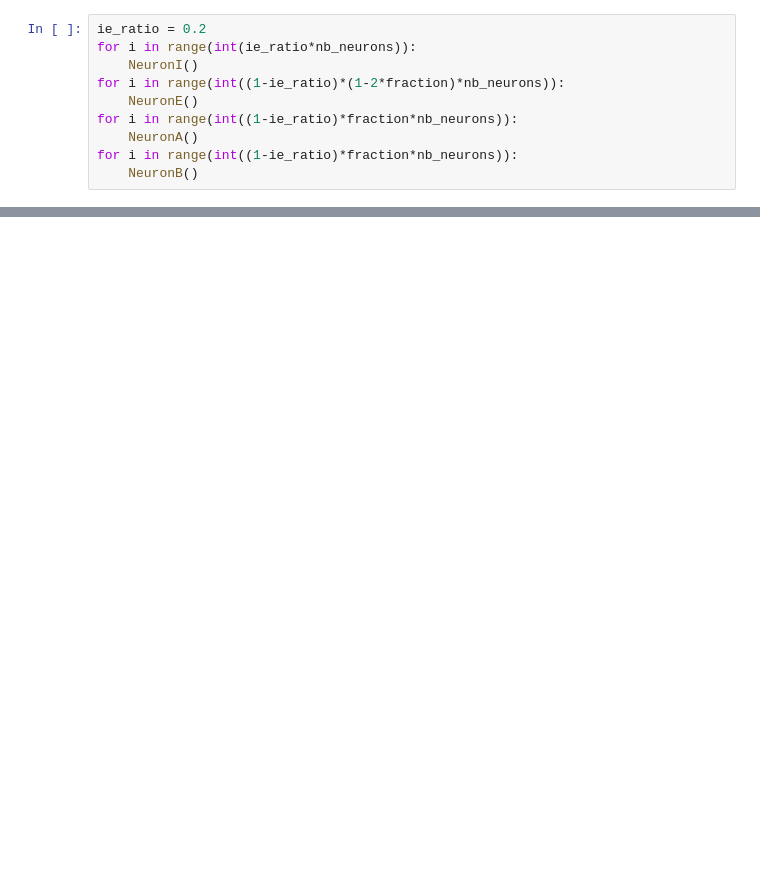
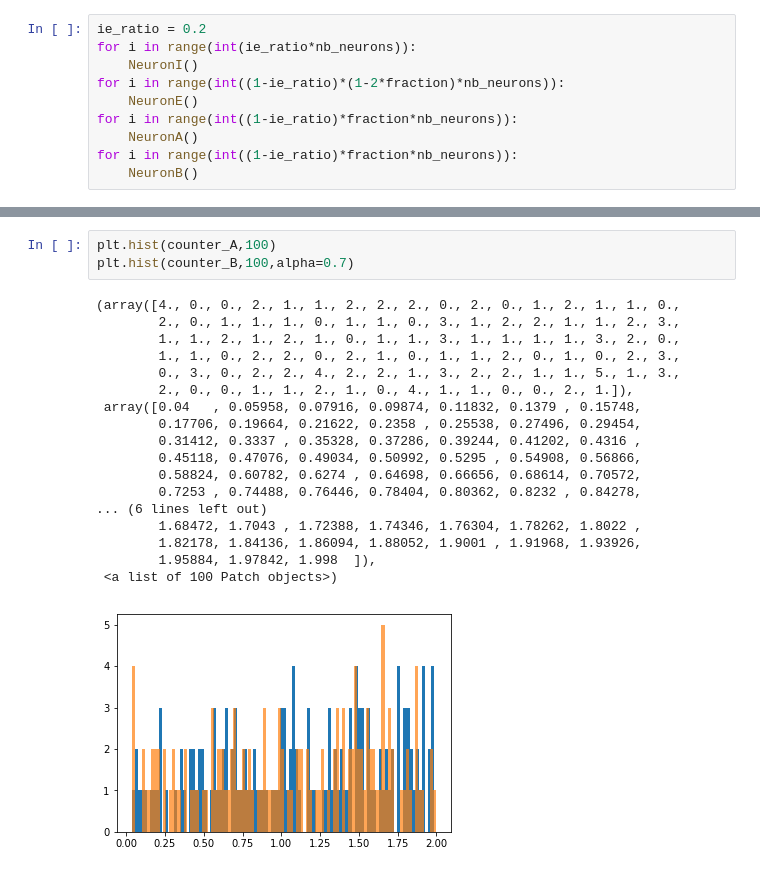
Before and after one commit to Azhom/notebook, a Jupyter notebook: Untitled.ipynb, the cells around one changed output, grey strips where cells are left out. Drawn from its saved outputs; the diff is of its cells as text; blank space fills up the shorter version.

```diff
--- a/Untitled.ipynb
+++ b/Untitled.ipynb
@@ -233,0 +299,22 @@ plt.plot(V_test1)
+# %%
+plt.hist(counter_A,100)
+plt.hist(counter_B,100,alpha=0.7)
+# %% [output]
+(array([4., 0., 0., 2., 1., 1., 2., 2., 2., 0., 2., 0., 1., 2., 1., 1., 0.,
+        2., 0., 1., 1., 1., 0., 1., 1., 0., 3., 1., 2., 2., 1., 1., 2., 3.,
+        1., 1., 2., 1., 2., 1., 0., 1., 1., 3., 1., 1., 1., 1., 3., 2., 0.,
+        1., 1., 0., 2., 2., 0., 2., 1., 0., 1., 1., 2., 0., 1., 0., 2., 3.,
+        0., 3., 0., 2., 2., 4., 2., 2., 1., 3., 2., 2., 1., 1., 5., 1., 3.,
+        2., 0., 0., 1., 1., 2., 1., 0., 4., 1., 1., 0., 0., 2., 1.]),
+ array([0.04   , 0.05958, 0.07916, 0.09874, 0.11832, 0.1379 , 0.15748,
+        0.17706, 0.19664, 0.21622, 0.2358 , 0.25538, 0.27496, 0.29454,
+        0.31412, 0.3337 , 0.35328, 0.37286, 0.39244, 0.41202, 0.4316 ,
+        0.45118, 0.47076, 0.49034, 0.50992, 0.5295 , 0.54908, 0.56866,
+        0.58824, 0.60782, 0.6274 , 0.64698, 0.66656, 0.68614, 0.70572,
+        0.7253 , 0.74488, 0.76446, 0.78404, 0.80362, 0.8232 , 0.84278,
+... (6 lines left out)
+        1.68472, 1.7043 , 1.72388, 1.74346, 1.76304, 1.78262, 1.8022 ,
+        1.82178, 1.84136, 1.86094, 1.88052, 1.9001 , 1.91968, 1.93926,
+        1.95884, 1.97842, 1.998  ]),
+ <a list of 100 Patch objects>)
+[figure, added]
```
Also changed, not shown: parts of 9 cells of this notebook.
